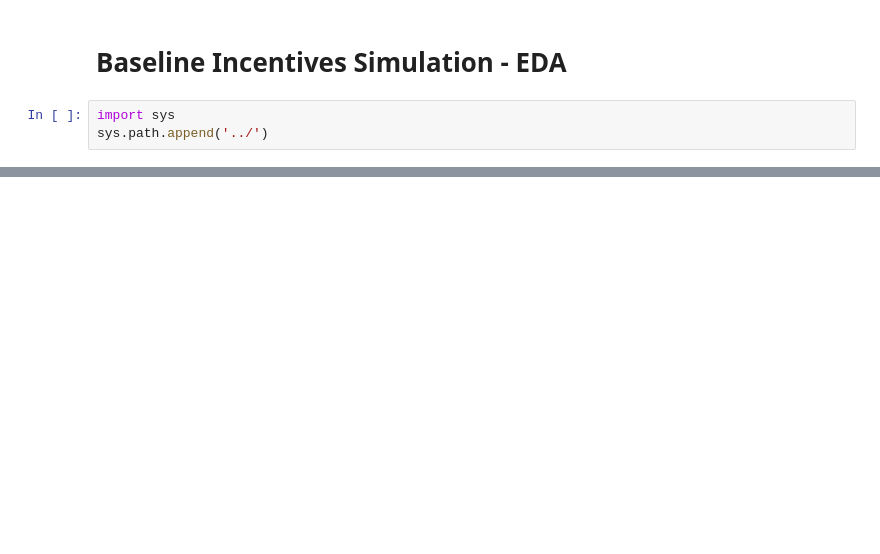
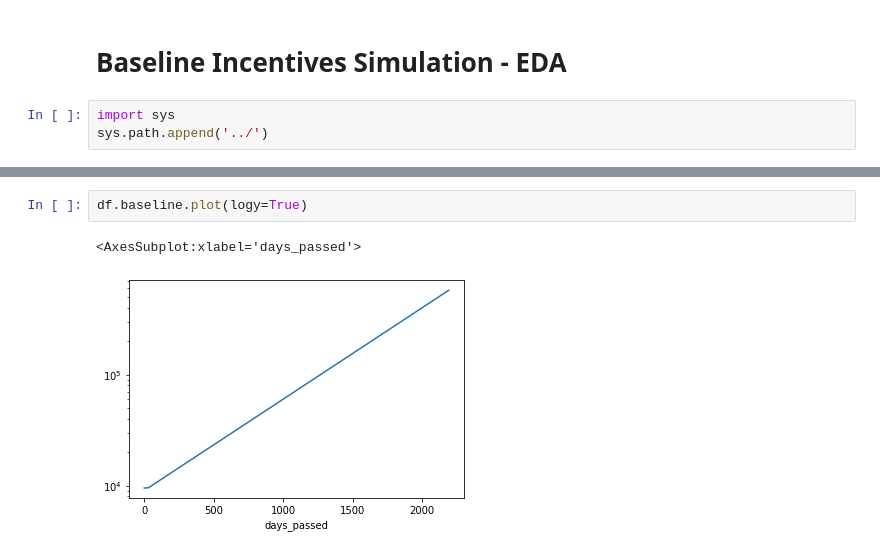
Before and after one commit to BlockScience/filecoin-baseline-incentives, a Jupyter notebook: notebooks/simulation_eda.ipynb, the cells around one changed output, grey strips where cells are left out. Drawn from its saved outputs; the diff is of its cells as text; blank space fills up the shorter version.

```diff
--- a/notebooks/simulation_eda.ipynb
+++ b/notebooks/simulation_eda.ipynb
@@ -25,0 +34,5 @@ raw_df
+# %%
+df.baseline.plot(logy=True)
+# %% [output]
+<AxesSubplot:xlabel='days_passed'>
+[figure, added]
```
Also changed, not shown: parts of 6 cells of this notebook, 4 other files.
